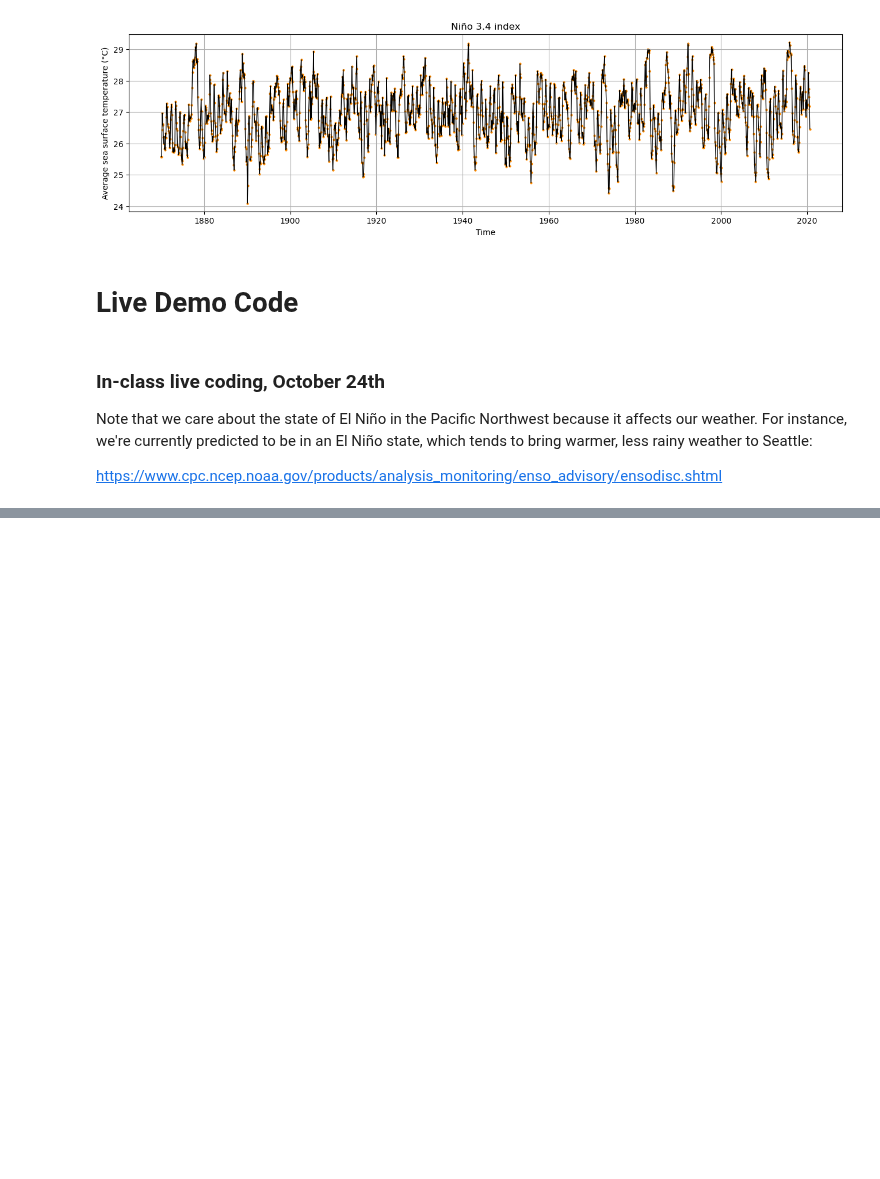
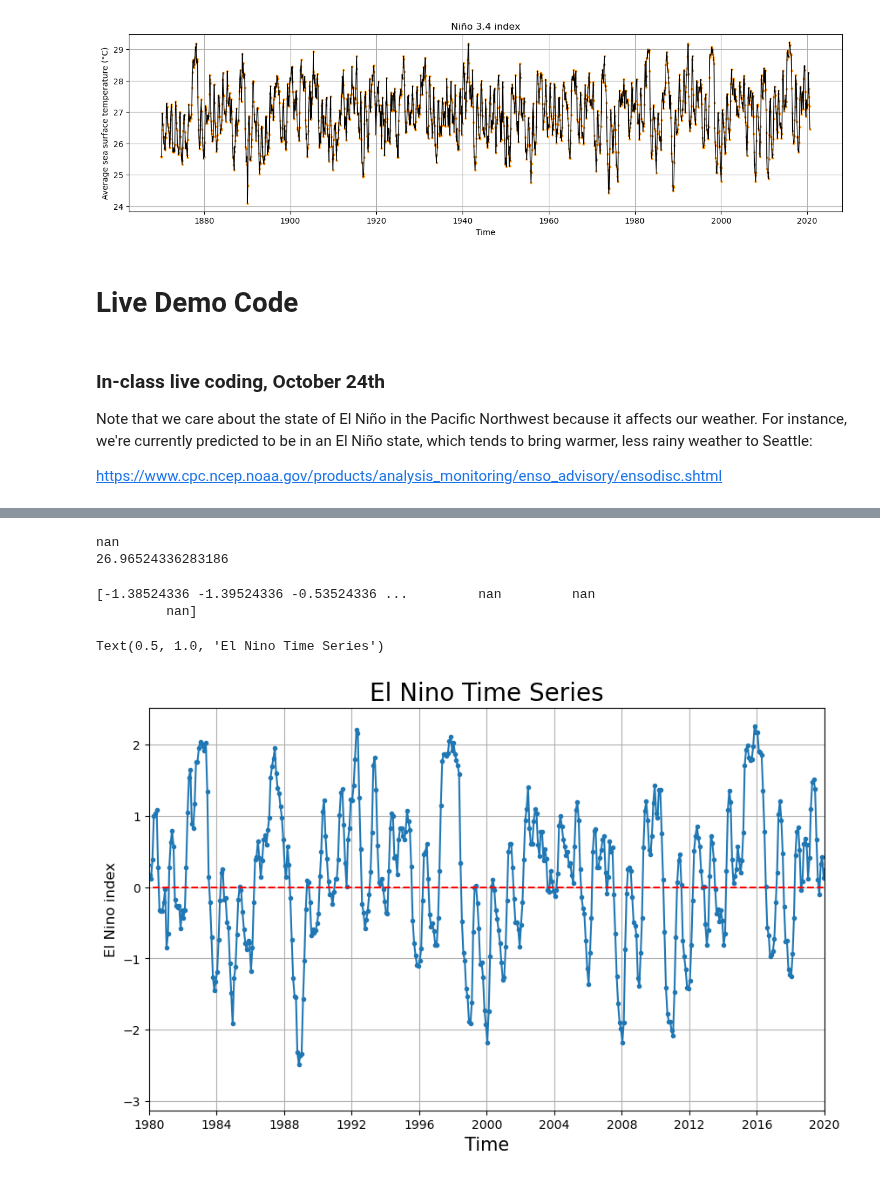
Before and after one commit to OCEAN-215-CLASS/week-5-tuesday-KEY, a Jupyter notebook: Live_coding_demo_notebook_week5.ipynb, the cells around one changed output, grey strips where cells are left out. Saved outputs shown, nothing was run; the diff lists cells and outputs as text; code cells hidden in the pictures; blank space fills up the shorter version.

```diff
--- a/Live_coding_demo_notebook_week5.ipynb
+++ b/Live_coding_demo_notebook_week5.ipynb
@@ -108,4 +142,22 @@ https://www.cpc.ncep.noaa.gov/products/analysis_monitoring/enso_advisory/ensodis
 # %%
 # Calculate average value of El Niño index using NumPy
+avg_nino1 = np.mean(data_1d)
+print(avg_nino1)
+
+avg_nino2 = np.nanmean(data_1d)
+print(avg_nino2)
+# %% [output]
+nan
+26.96524336283186
 # %%
 # Shift El Niño index values down by the average temperature, so they're centered at y = 0
+data_1d_shifted = data_1d.copy()
+
+# loop through each index in data_1d
+for index in range(len(data_1d)):
+    data_1d_shifted[index]= data_1d_shifted[index]-avg_nino2
+
+print(data_1d_shifted)
+# %% [output]
+[-1.38524336 -1.39524336 -0.53524336 ...         nan         nan
+         nan]
@@ -113,0 +164,16 @@ https://www.cpc.ncep.noaa.gov/products/analysis_monitoring/enso_advisory/ensodis
+# %%
+# Plot shifted data. Add a horizontal line at y = 0
+fig,axs=plt.subplots(figsize=(10,6))
+# specify data to plot
+x=datetimes
+y=data_1d_shifted
+axs.plot(x,y, marker='.')
+axs.plot([datetimes[0], datetimes[-1]],[0,0], c='red', linestyle='--')
+axs.set_xlim(datetime(1980, 1,1), datetime(2020,1,1))
+axs.grid()
+axs.set_xlabel('Time', fontsize=15)
+axs.set_ylabel('El Nino index', fontsize=12)
+axs.set_title('El Nino Time Series', fontsize=20)
+# %% [output]
+Text(0.5, 1.0, 'El Nino Time Series')
+[figure, added]
```
Also changed, not shown: parts of 4 cells of this notebook.
